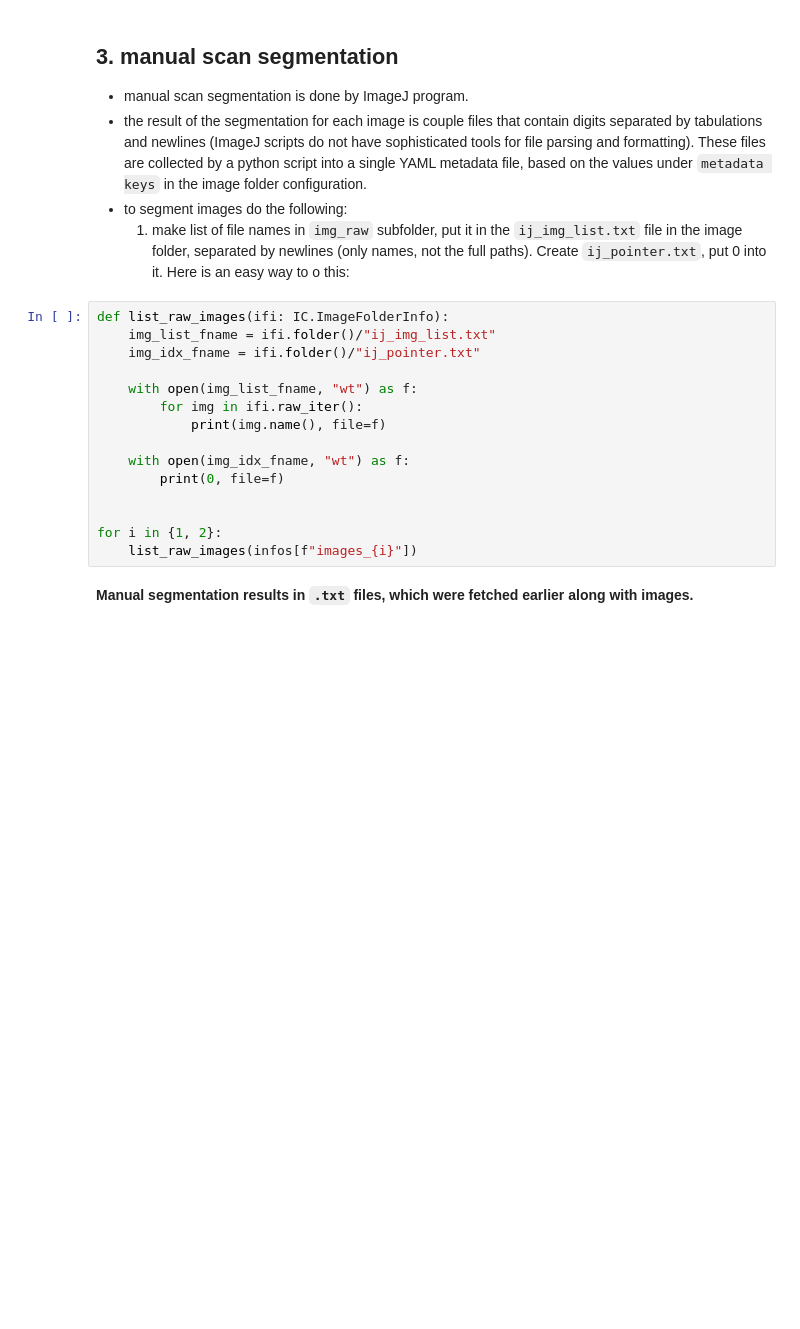
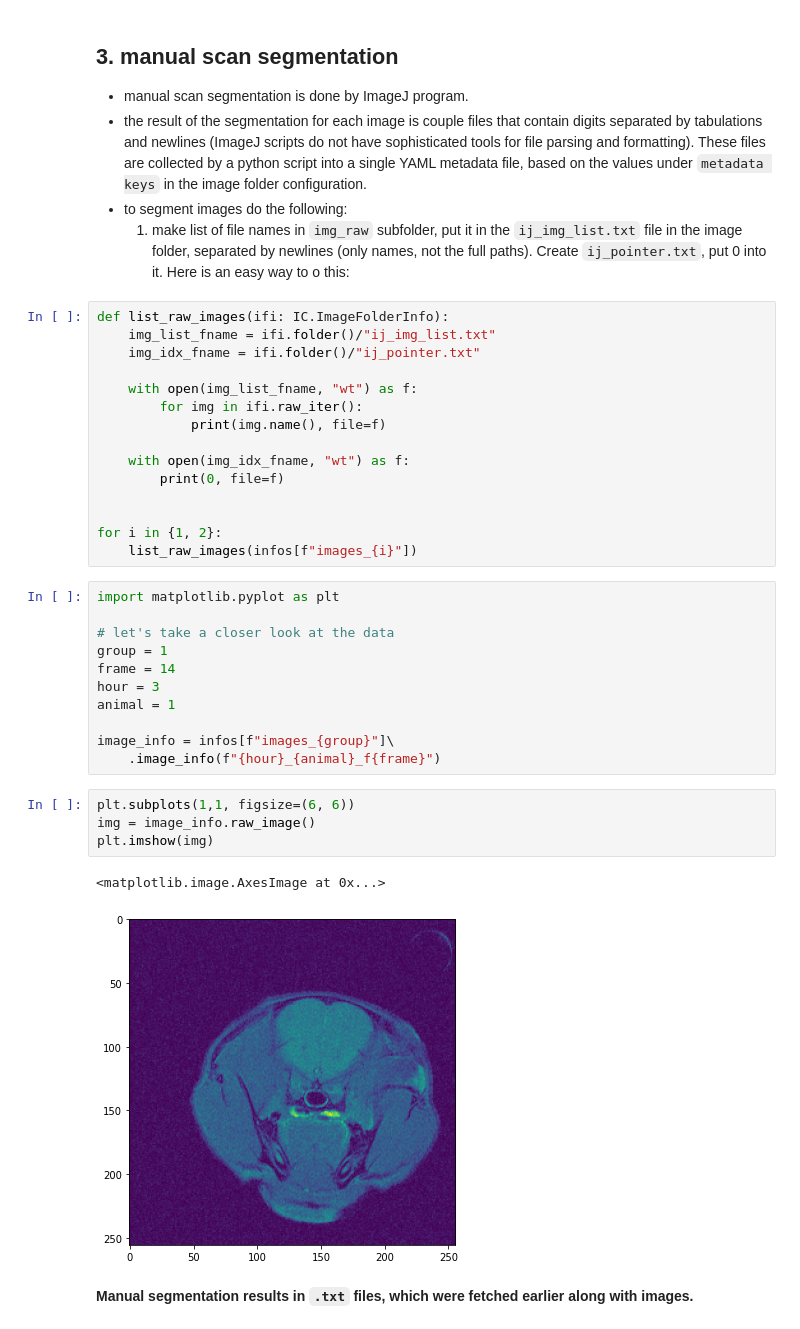
Before and after one commit to zudanievil/MiceBrainMriSegmentation, a Jupyter notebook: ipynb/example.ipynb, the cells around one changed output. Cells and saved outputs as stored; diff of their text form; blank space fills up the shorter version.

Commit message:
`example.ipynb` visualisations added

```diff
--- a/ipynb/example.ipynb
+++ b/ipynb/example.ipynb
@@ -250,6 +249,24 @@ def list_raw_images(ifi: IC.ImageFolderInfo):
 
 for i in {1, 2}:
     list_raw_images(infos[f"images_{i}"])
+# %%
+import matplotlib.pyplot as plt
+
+# let's take a closer look at the data
+group = 1
+frame = 14
+hour = 3
+animal = 1
+
+image_info = infos[f"images_{group}"]\
+    .image_info(f"{hour}_{animal}_f{frame}")
+# %%
+plt.subplots(1,1, figsize=(6, 6))
+img = image_info.raw_image()
+plt.imshow(img)
+# %% [output]
+<matplotlib.image.AxesImage at 0x...>
+[figure, added]
 # %% [markdown]
 **Manual segmentation results in `.txt` files, which were fetched earlier along with images.**
 # %% [markdown]
```
Also changed, not shown: parts of 7 cells of this notebook.
